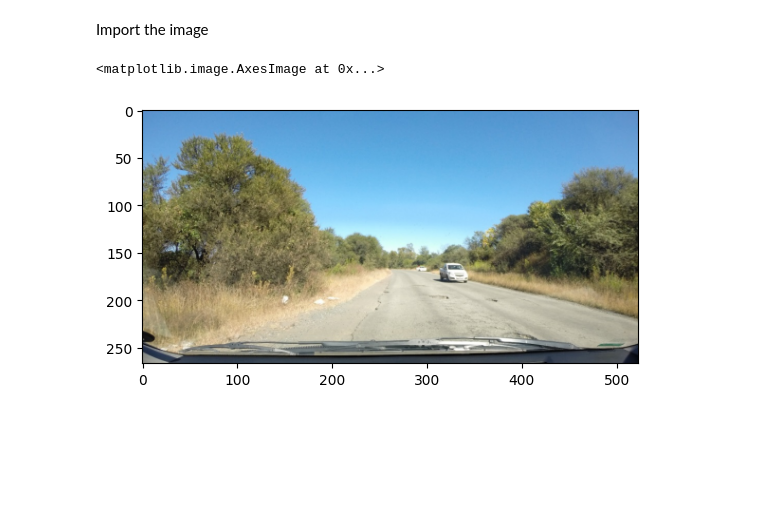
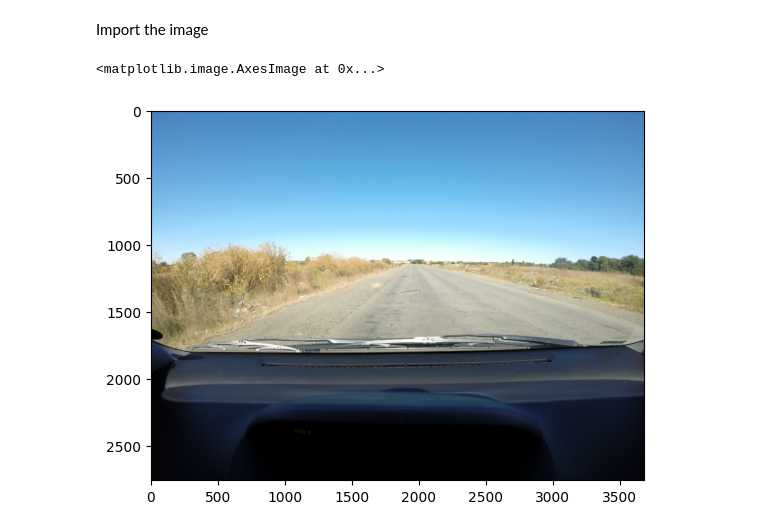
Before and after one commit to christiandalfarra/SIVProject, a Jupyter notebook: progetto_buche.ipynb, the cells around one changed output. Cells and saved outputs as stored; diff of their text form; code cells hidden in the pictures; blank space fills up the shorter version.

Commit message:
changes in notebook and add some test-images

```diff
--- a/progetto_buche.ipynb
+++ b/progetto_buche.ipynb
@@ -13,11 +13,13 @@ import matplotlib.pyplot as plt
 # %% [markdown]
 Import the image
 # %%
-image_path = 'images/image1.png'
-image = cv2.cvtColor(cv2.imread(image_path), cv2.COLOR_RGB2BGR)
+image_path = 'test_images/G0064806.jpg'
+image = cv2.imread(image_path)
 if image is None:
     raise ValueError("Immagine non trovata o percorso errato!")
-plt.imshow(image)
+
+image_rgb = cv2.cvtColor(image, cv2.COLOR_RGB2BGR)
+plt.imshow(image_rgb)
 # %% [output]
 <matplotlib.image.AxesImage at 0x...>
-[figure, old version]
+[figure, new version]
```
Also changed, not shown: parts of 8 cells of this notebook, 24 other files.
